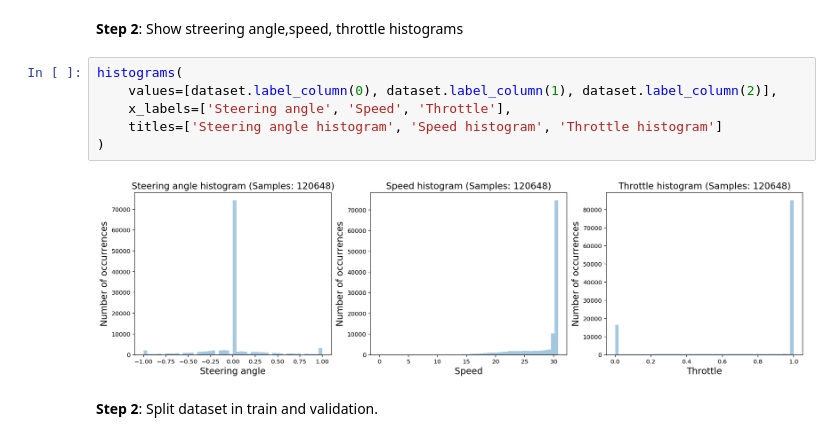
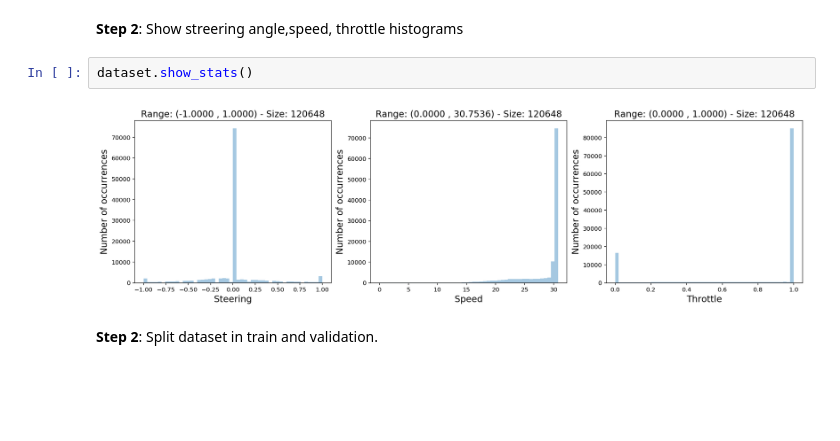
Before and after one commit to adrianmarino/self-driving-car-model, a Jupyter notebook: model-analysis.ipynb, the cells around one changed output. Cells and saved outputs as stored; diff of their text form; blank space fills up the shorter version.

```diff
--- a/model-analysis.ipynb
+++ b/model-analysis.ipynb
@@ -103,14 +103,10 @@ Labels
         - Throttle: 0.0
 # %% [markdown]
 **Step 2**: Show streering angle,speed, throttle histograms
-# %%
-histograms(
-    values=[dataset.label_column(0), dataset.label_column(1), dataset.label_column(2)],
-    x_labels=['Steering angle', 'Speed', 'Throttle'],
-    titles=['Steering angle histogram', 'Speed histogram', 'Throttle histogram']
-)
-# %% [output]
-[figure, removed]
+# %%
+dataset.show_stats()
+# %% [output]
+[figure, added]
 # %% [markdown]
 **Step 2**: Split dataset in train and validation.
 # %%
```
Also changed, not shown: parts of 29 cells of this notebook, 9 other files.
